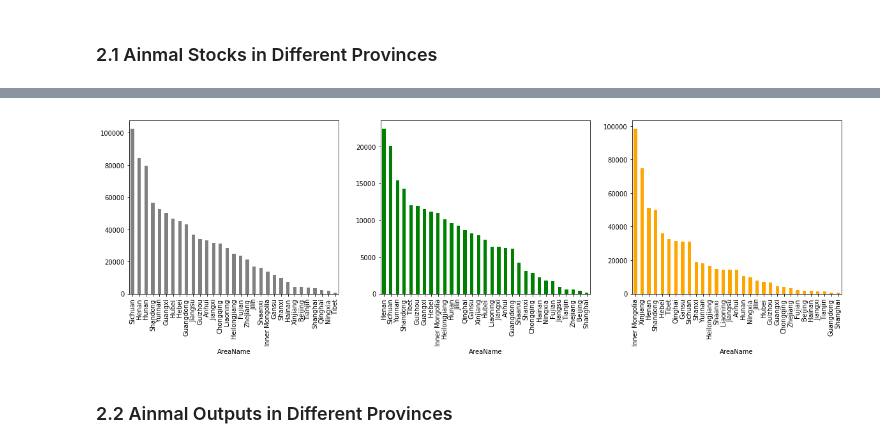
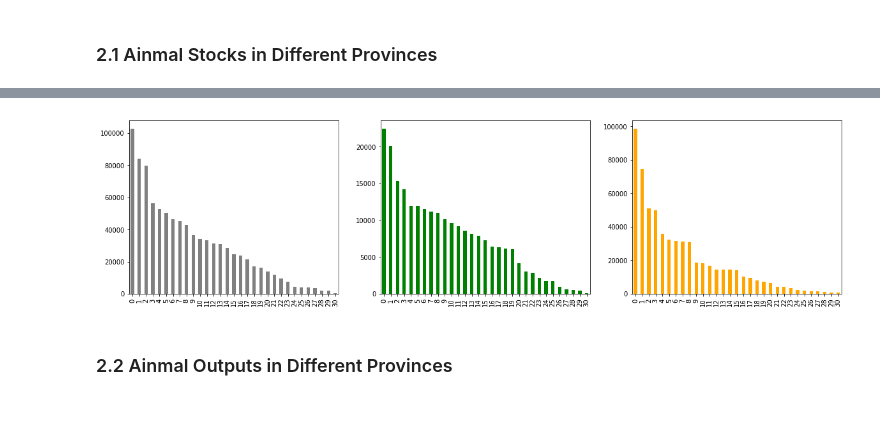
Before and after one commit to meatatlas/datamap2019, a Jupyter notebook: livestock_exploratrion.ipynb, the cells around one changed output, grey strips where cells are left out. Drawn from its saved outputs; the diff is of its cells as text; code cells hidden in the pictures; blank space fills up the shorter version.

```diff
--- a/livestock_exploratrion.ipynb
+++ b/livestock_exploratrion.ipynb
@@ -36,6 +36,7 @@ class ReadData():
             raw_path = self.raw_path + self.org_name + '/' + self.repo_name + '/' + self.branch + self.folder_path + self.file_name
         else:
             raw_path = self.url
+            path = self.url
 
         print('Url: ', path)
         print('Raw data:', raw_path)
@@ -495,24 +509,28 @@ def mkPivots(df_, val_col):
     # make a pivot DataFrame for 'val_col': areas as index, years as columns
     df_areas = df_[df_['AreaName']!='China']
     df_ = pd.pivot_table(df_areas,index=['AreaName'],columns=['Year'],values=[val_col],aggfunc=[np.sum],margins=1)
-    # print(df_hog_in.columns)
+#     print(df_.columns)
 
     # the result's columns is a multi-index list consists of tuples, so flatten by the last element of each tuple.
+    df_.columns.set_names([None, None, None], inplace=True)    # reset multi index name
     df_.columns = df_.columns.get_level_values(-1)
-    # print(df_hog_in.columns)
+#     print(df_.columns)
 
     # fix the columns order
     fixed_columns = [df_.columns[-1]] + list(df_.columns[:-1])
     df_ = df_[fixed_columns]
     # rename column 'All' to 'Total' for distinction from index 'All'
     df_.rename(columns = {'All':'Total'}, inplace=True)
-    # print(df_hog_in.columns)
+#     print(df_.columns)
 
     # sort areas by the total number of history
     df_.sort_values(['Total'], ascending=False, axis=0, inplace=True)
 
     # drop 'All' and copy to a new data frame
     df_ = df_.drop(index = 'All')
+    df_.reset_index(inplace=True)
+    df_.index.name = None
+#     print(df_.columns)
 
     return df_
 # %% [markdown]
@@ -561,35 +576,35 @@ areas_gs_in.head()
 fig_size = (20,5)
 tit_size = 16
 lab_size = 14
 leg_size = 12
 tck_size = 12
 
 fig = plt.figure(figsize = fig_size)
 fig.tight_layout()                          # adjust layout to tight
 plt.subplots_adjust(wspace =0.2, hspace =0) # adjust white space
 
 ax0 = fig.add_subplot(1,3,1)
 ax1 = fig.add_subplot(1,3,2)
 ax2 = fig.add_subplot(1,3,3)
 
-areas_hog_in['Total'].plot(
+areas_hog_in['AreaName', 'Total'].plot(
     kind='bar', x='AreaName',
     color='grey',
     ax=ax0)
 
 areas_cattle_in['Total'].plot(
     kind='bar', x='AreaName',
     color='green',
     ax=ax1)
 
 areas_gs_in['Total'].plot(
     kind='bar', x='AreaName',
     color='orange',
     ax=ax2)
 
 plt.show()
 # %% [output]
-[figure, old version]
+[figure, new version]
 # %% [markdown]
 ### 2.2 Ainmal Outputs in Different Provinces
 # %%
```
Also changed, not shown: parts of 33 cells of this notebook, 2 other files.
